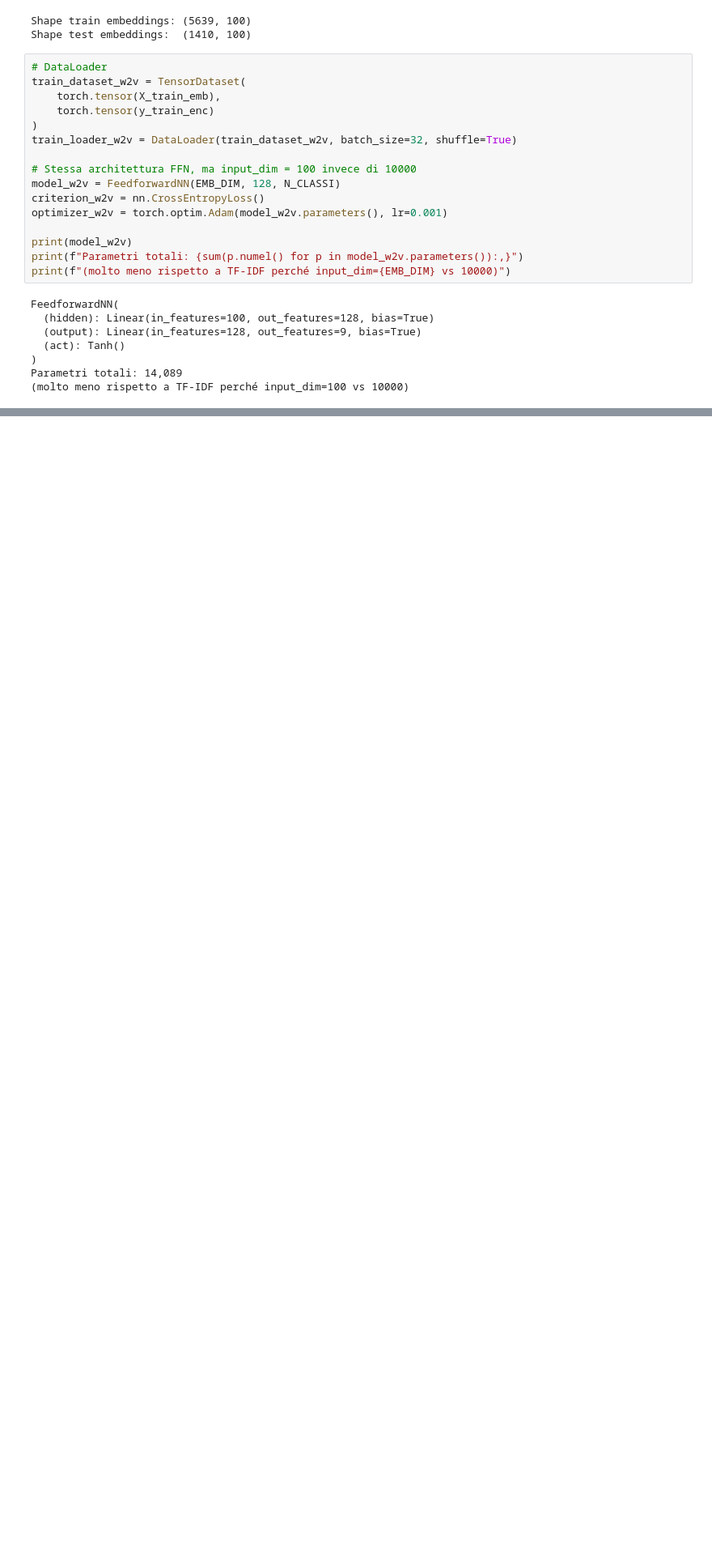
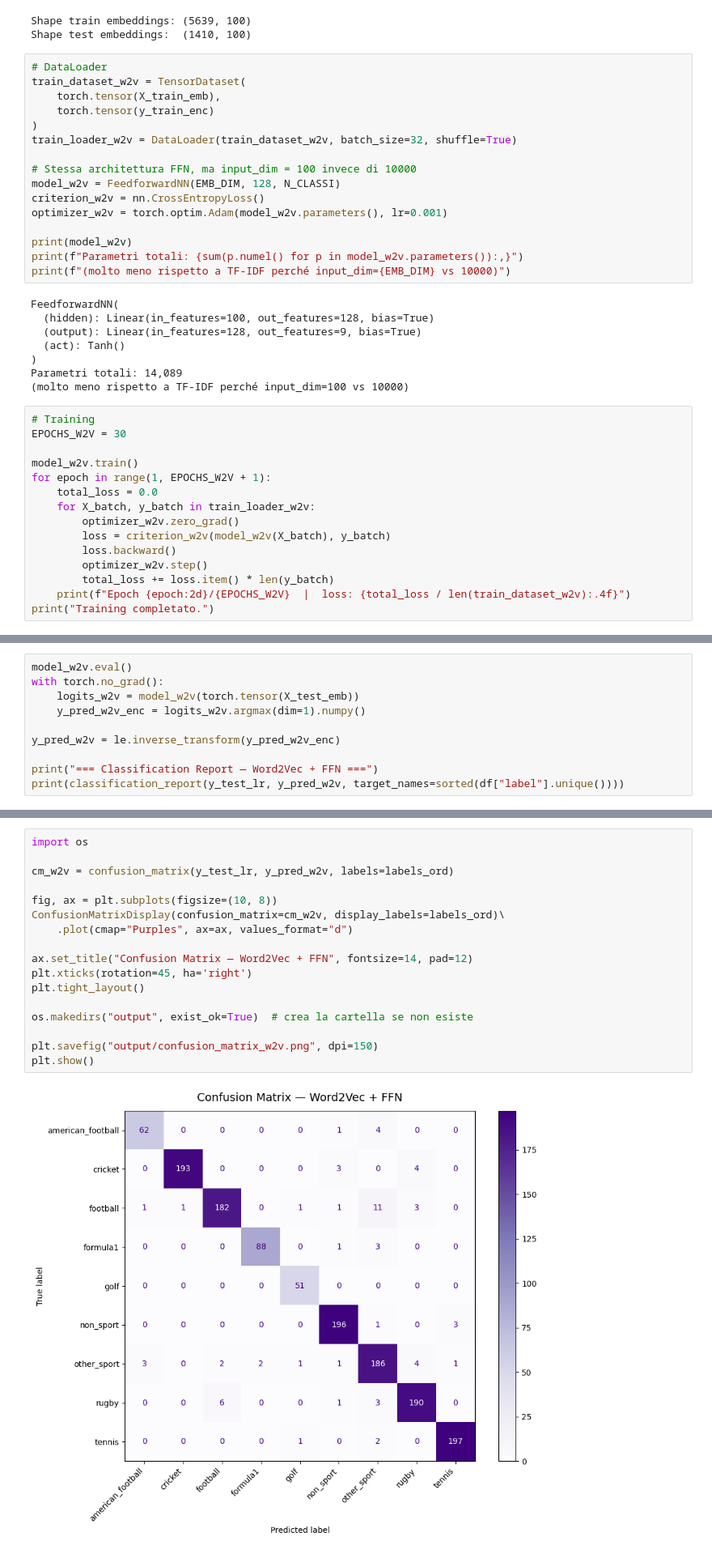
Before and after one commit to marcosoldani/scraping_BBC_NLP, a Jupyter notebook: Step2/Task2.ipynb, the cells around one changed output, grey strips where cells are left out. Shown at 81% size. Saved outputs shown, nothing was run; the diff lists cells and outputs as text; blank space fills up the shorter version.

```diff
--- a/Step2/Task2.ipynb
+++ b/Step2/Task2.ipynb
@@ -786,3 +786,18 @@ FeedforwardNN(
 )
 Parametri totali: 14,089
 (molto meno rispetto a TF-IDF perché input_dim=100 vs 10000)
+# %%
+# Training
+EPOCHS_W2V = 30
+
+model_w2v.train()
+for epoch in range(1, EPOCHS_W2V + 1):
+    total_loss = 0.0
+    for X_batch, y_batch in train_loader_w2v:
+        optimizer_w2v.zero_grad()
+        loss = criterion_w2v(model_w2v(X_batch), y_batch)
+        loss.backward()
+        optimizer_w2v.step()
+        total_loss += loss.item() * len(y_batch)
+    print(f"Epoch {epoch:2d}/{EPOCHS_W2V}  |  loss: {total_loss / len(train_dataset_w2v):.4f}")
+print("Training completato.")
@@ -788,0 +824,10 @@ Parametri totali: 14,089
+# %%
+model_w2v.eval()
+with torch.no_grad():
+    logits_w2v = model_w2v(torch.tensor(X_test_emb))
+    y_pred_w2v_enc = logits_w2v.argmax(dim=1).numpy()
+
+y_pred_w2v = le.inverse_transform(y_pred_w2v_enc)
+
+print("=== Classification Report — Word2Vec + FFN ===")
+print(classification_report(y_test_lr, y_pred_w2v, target_names=sorted(df["label"].unique())))
@@ -788,0 +851,19 @@ Parametri totali: 14,089
+# %%
+import os
+
+cm_w2v = confusion_matrix(y_test_lr, y_pred_w2v, labels=labels_ord)
+
+fig, ax = plt.subplots(figsize=(10, 8))
+ConfusionMatrixDisplay(confusion_matrix=cm_w2v, display_labels=labels_ord)\
+    .plot(cmap="Purples", ax=ax, values_format="d")
+
+ax.set_title("Confusion Matrix — Word2Vec + FFN", fontsize=14, pad=12)
+plt.xticks(rotation=45, ha='right')
+plt.tight_layout()
+
+os.makedirs("output", exist_ok=True)  # crea la cartella se non esiste
+
+plt.savefig("output/confusion_matrix_w2v.png", dpi=150)
+plt.show()
+# %% [output]
+[figure, added]
```
Also changed, not shown: parts of 5 cells of this notebook.
